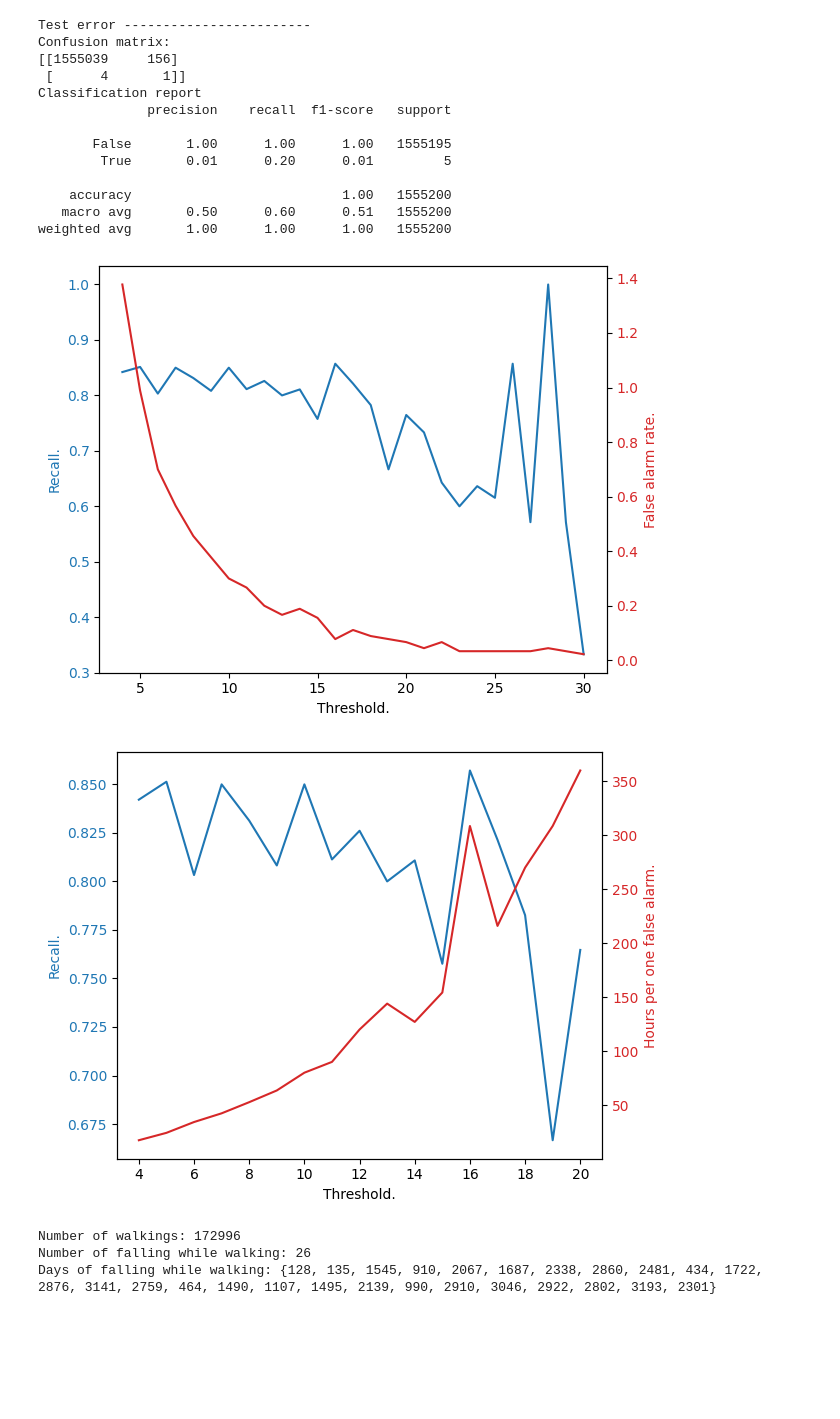
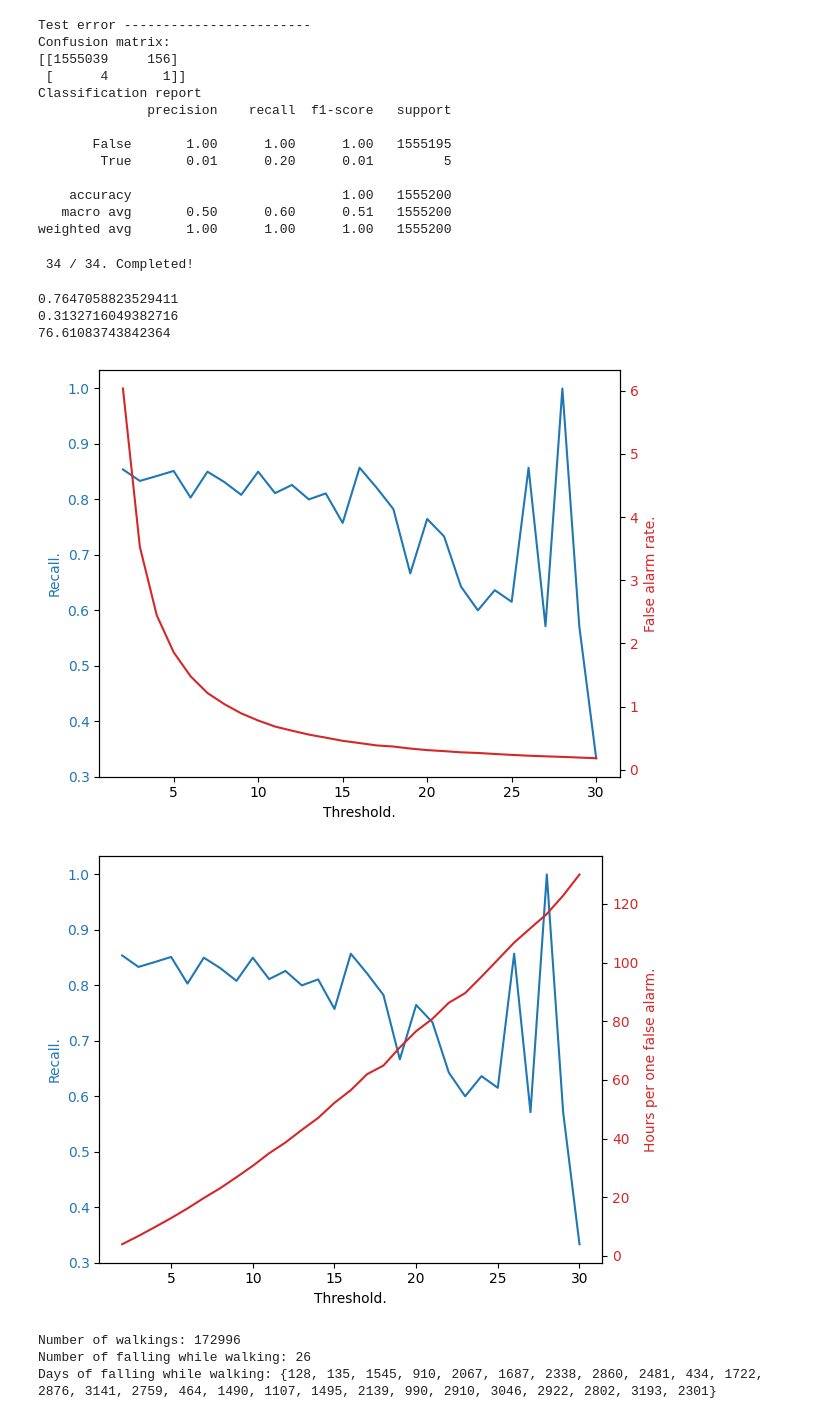
Before and after one commit to tanakai0/SensorDataSimulator, a Jupyter notebook: temp_5.ipynb, the cells around one changed output. Saved outputs shown, nothing was run; the diff lists cells and outputs as text; code cells hidden in the pictures; blank space fills up the shorter version.

```diff
--- a/temp_5.ipynb
+++ b/temp_5.ipynb
@@ -644,22 +674,42 @@ weighted avg       1.00      1.00      1.00   1555200
 from sklearn.metrics import recall_score
 import matplotlib.pyplot as plt
 
-x = list(range(1, 40))
+test_path = layout_database_path / "test_layout" / "test_data_5"
+y_test_dt_long = utils.pickle_load(test_path / "experiment", "y_test_dt_long")
+y_pred_dt_long = utils.pickle_load(test_path / "experiment", "y_pred_dt_long")
+y_test_dt = utils.pickle_load(test_path / "experiment", "y_test_dt")
+y_pred_dt = utils.pickle_load(test_path / "experiment", "y_pred_dt")
+
+_max = 35
+days = 9 * 12  * 30
+x = list(range(1, _max))
 recall_list = []
 far_list = []
 hpfa_list = []
-for interval in range(1, 40):
+for interval in range(1, _max):
+    utils.print_progress_bar(_max - 1, interval, "", 1)
     recall = recall_score(np.array([all(y_test_dt[i:i+interval]) for i in range(0, len(y_test_dt), interval)]),
                           np.array([all(y_pred_dt[i:i+interval]) for i in range(0, len(y_pred_dt), interval)]))
     recall_list.append(recall)
-    compressed_y_test = np.array([all(y_test_dt[i:i+interval]) for i in range(0, len(y_test_dt), interval)])
-    compressed_y_pred = np.array([all(y_pred_dt[i:i+interval]) for i in range(0, len(y_pred_dt), interval)])
-    false_alarm_rate = confusion_matrix(compressed_y_test, compressed_y_pred)[0, 1] / 90
+    temp_test = np.array([all(y_test_dt_long[i:i+interval]) for i in range(0, len(y_test_dt_long), interval)])
+    temp_pred = np.array([all(y_pred_dt_long[i:i+interval]) for i in range(0, len(y_pred_dt_long), interval)])
+    false_alarm_rate = np.sum((temp_test == False) & (temp_pred == True)) / days
     far_list.append(false_alarm_rate)
     hour_per_false_alarm = 24 / false_alarm_rate
     hpfa_list.append(hour_per_false_alarm)
+# %% [output]
+ 34 / 34. Completed!
+# %%
+threshold = 20
+print(recall_list[threshold - 1])
+print(far_list[threshold - 1])
+print(hpfa_list[threshold - 1])
+# %% [output]
+0.7647058823529411
+0.3132716049382716
+76.61083743842364
 # %%
-start_threshold = 3
+start_threshold = 1
 end_threshold = 30
 fig, ax1 = plt.subplots()
 color = 'tab:blue'
@@ -671,35 +721,35 @@ ax2 = ax1.twinx()
 color = 'tab:red'
 ax2.set_ylabel('False alarm rate.', color=color)
 ax2.plot(x[start_threshold:end_threshold], far_list[start_threshold:end_threshold], color=color, label='False alarm rate.')
 ax2.tick_params(axis='y', labelcolor=color)
 fig.tight_layout()
 plt.show()
 plt.close()
 
 
-start_threshold = 3
-end_threshold = 20
+start_threshold = 1
+end_threshold = 30
 fig, ax1 = plt.subplots()
 color = 'tab:blue'
 ax1.set_xlabel('Threshold.')
 ax1.set_ylabel('Recall.', color=color)
 ax1.plot(x[start_threshold:end_threshold], recall_list[start_threshold:end_threshold], color=color, label='Recall')
 ax1.tick_params(axis='y', labelcolor=color)
 ax2 = ax1.twinx()
 color = 'tab:red'
 ax2.set_ylabel('Hours per one false alarm.', color=color)
 ax2.plot(x[start_threshold:end_threshold], hpfa_list[start_threshold:end_threshold], color=color, label='Hours per one false alarm.')
 ax2.tick_params(axis='y', labelcolor=color)
 fig.tight_layout()
 plt.show()
 plt.close()
 
 # plt.xlabel('x')
 # plt.ylabel('Value')
 # plt.legend()
 
 # plt.show()
 # %% [output]
-[figure, old version]
+[figure, new version]
-[figure, old version]
+[figure, new version]
 # %%
```
Also changed, not shown: parts of 10 cells of this notebook, 1 other file.
